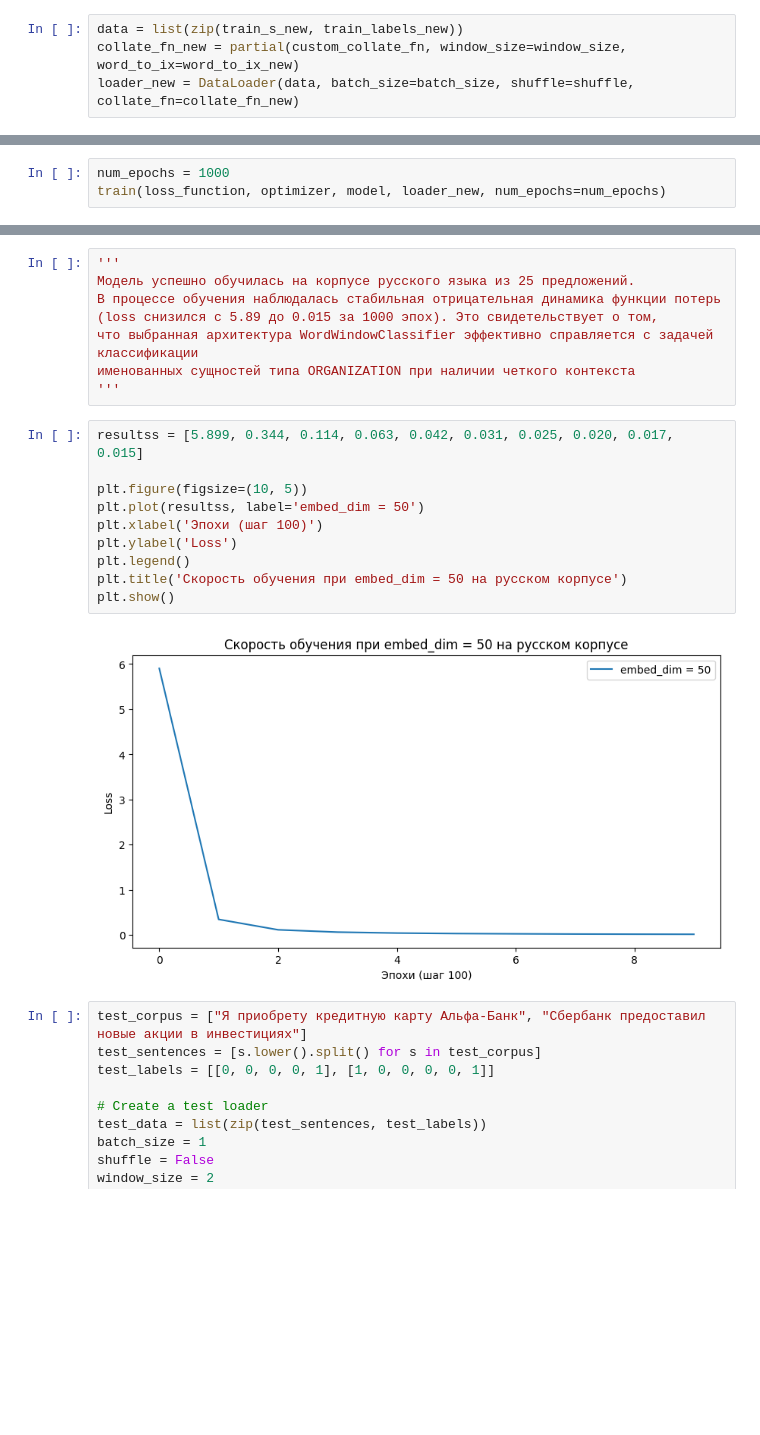
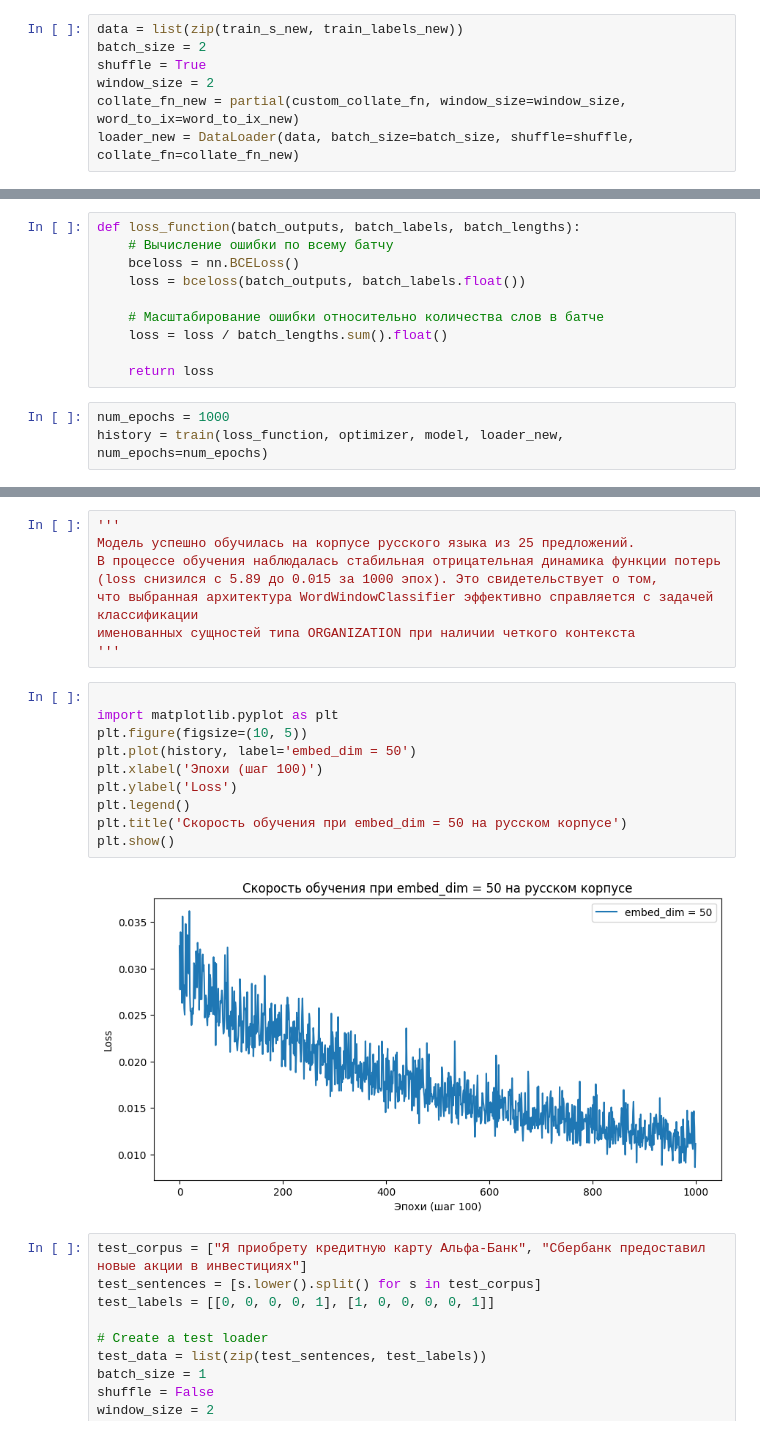
Before and after one commit to 11qfour/automatic-text-processing, a Jupyter notebook: nlp_lab_5 (2026).ipynb, the cells around one changed output, grey strips where cells are left out. Saved outputs shown, nothing was run; the diff lists cells and outputs as text; blank space fills up the shorter version.

Commit message:
fix: refactoring fifth lab organizations model output

```diff
--- a/nlp_lab_5 (2026).ipynb
+++ b/nlp_lab_5 (2026).ipynb
@@ -761,6 +761,9 @@ word_to_ix_new
  'яндекс': 92}
 # %%
 data = list(zip(train_s_new, train_labels_new))
+batch_size = 2
+shuffle = True
+window_size = 2
 collate_fn_new = partial(custom_collate_fn, window_size=window_size, word_to_ix=word_to_ix_new)
 loader_new = DataLoader(data, batch_size=batch_size, shuffle=shuffle, collate_fn=collate_fn_new)
 # %%
@@ -777,7 +780,17 @@ model = WordWindowClassifier(model_hyperparameters_new, vocab_size_new)
 
 learning_rate = 0.01
 optimizer = torch.optim.SGD(model.parameters(), lr=learning_rate)
+# %%
+def loss_function(batch_outputs, batch_labels, batch_lengths):
+    # Вычисление ошибки по всему батчу
+    bceloss = nn.BCELoss()
+    loss = bceloss(batch_outputs, batch_labels.float())
+
+    # Масштабирование ошибки относительно количества слов в батче
+    loss = loss / batch_lengths.sum().float()
+
+    return loss
 # %%
 num_epochs = 1000
-train(loss_function, optimizer, model, loader_new, num_epochs=num_epochs)
+history = train(loss_function, optimizer, model, loader_new, num_epochs=num_epochs)
 # %% [output]
@@ -817,17 +813,17 @@ Value loss on 900 is 0.015071424670168199
 именованных сущностей типа ORGANIZATION при наличии четкого контекста
 '''
 # %%
-resultss = [5.899, 0.344, 0.114, 0.063, 0.042, 0.031, 0.025, 0.020, 0.017, 0.015]
 
+import matplotlib.pyplot as plt
 plt.figure(figsize=(10, 5))
-plt.plot(resultss, label='embed_dim = 50')
+plt.plot(history, label='embed_dim = 50')
 plt.xlabel('Эпохи (шаг 100)')
 plt.ylabel('Loss')
 plt.legend()
 plt.title('Скорость обучения при embed_dim = 50 на русском корпусе')
 plt.show()
 # %% [output]
-[figure, old version]
+[figure, new version]
 # %%
 test_corpus = ["Я приобрету кредитную карту Альфа-Банк", "Сбербанк предоставил новые акции в инвестициях"]
 test_sentences = [s.lower().split() for s in test_corpus]
```
Also changed, not shown: parts of 2 cells of this notebook.
